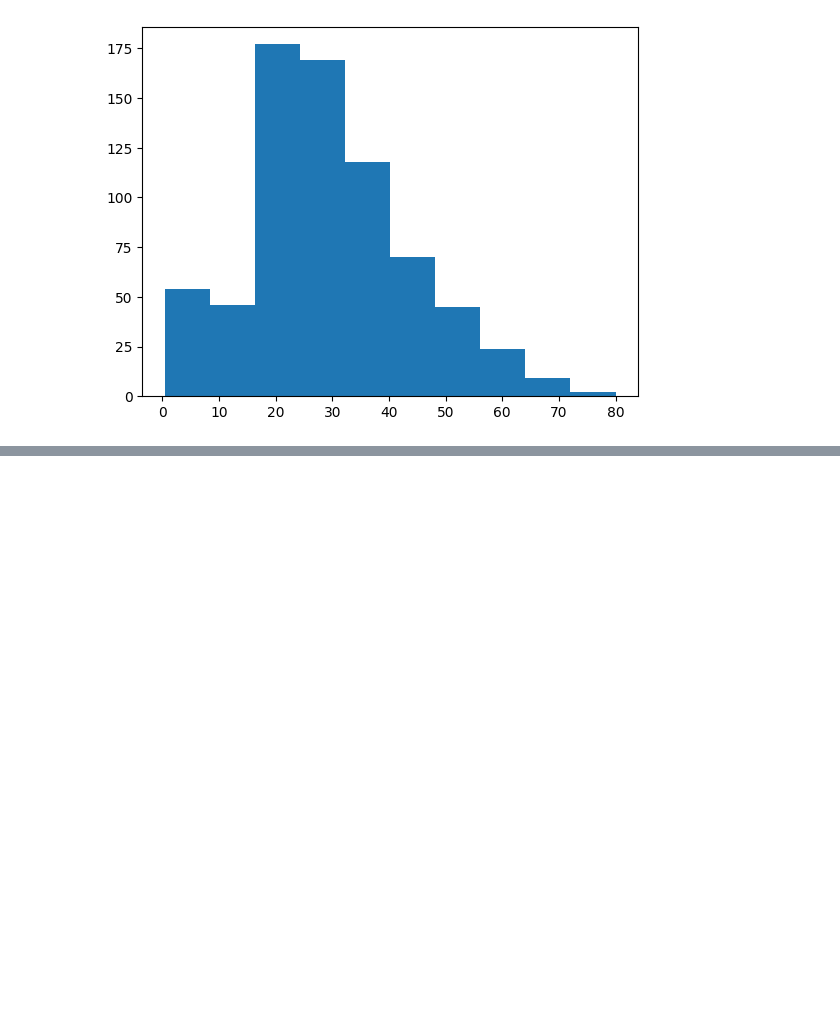
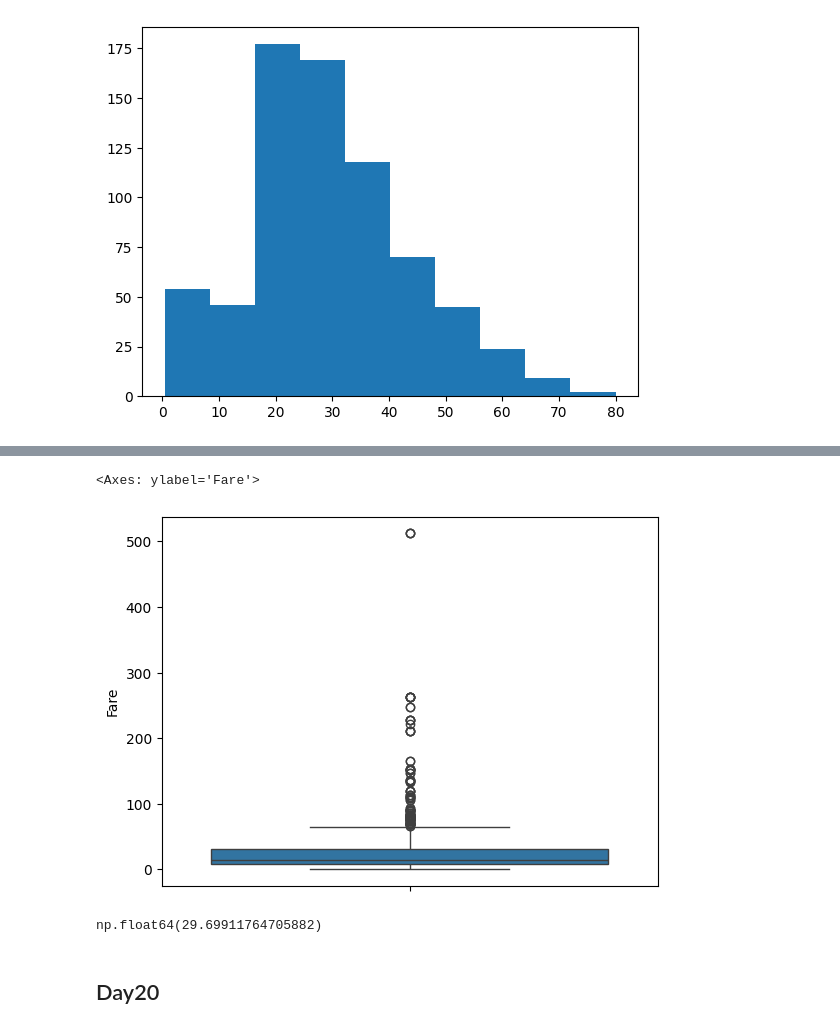
Before and after one commit to HKodee/100DayML, a Jupyter notebook: EDAone.ipynb, the cells around one changed output, grey strips where cells are left out. Cells and saved outputs as stored; diff of their text form; code cells hidden in the pictures; blank space fills up the shorter version.

```diff
--- a/EDAone.ipynb
+++ b/EDAone.ipynb
@@ -49,0 +64,13 @@ plt.hist(df['Age'],bins=5)
+# %%
+sns.boxplot(df['Fare'])
+# %% [output]
+<Axes: ylabel='Fare'>
+[figure, added]
+# %%
+df['Age'].min()
+df['Age'].max()
+df['Age'].mean()
+# %% [output]
+np.float64(29.69911764705882)
+# %% [markdown]
+## Day20
```
Also changed, not shown: parts of 1 cell of this notebook.
